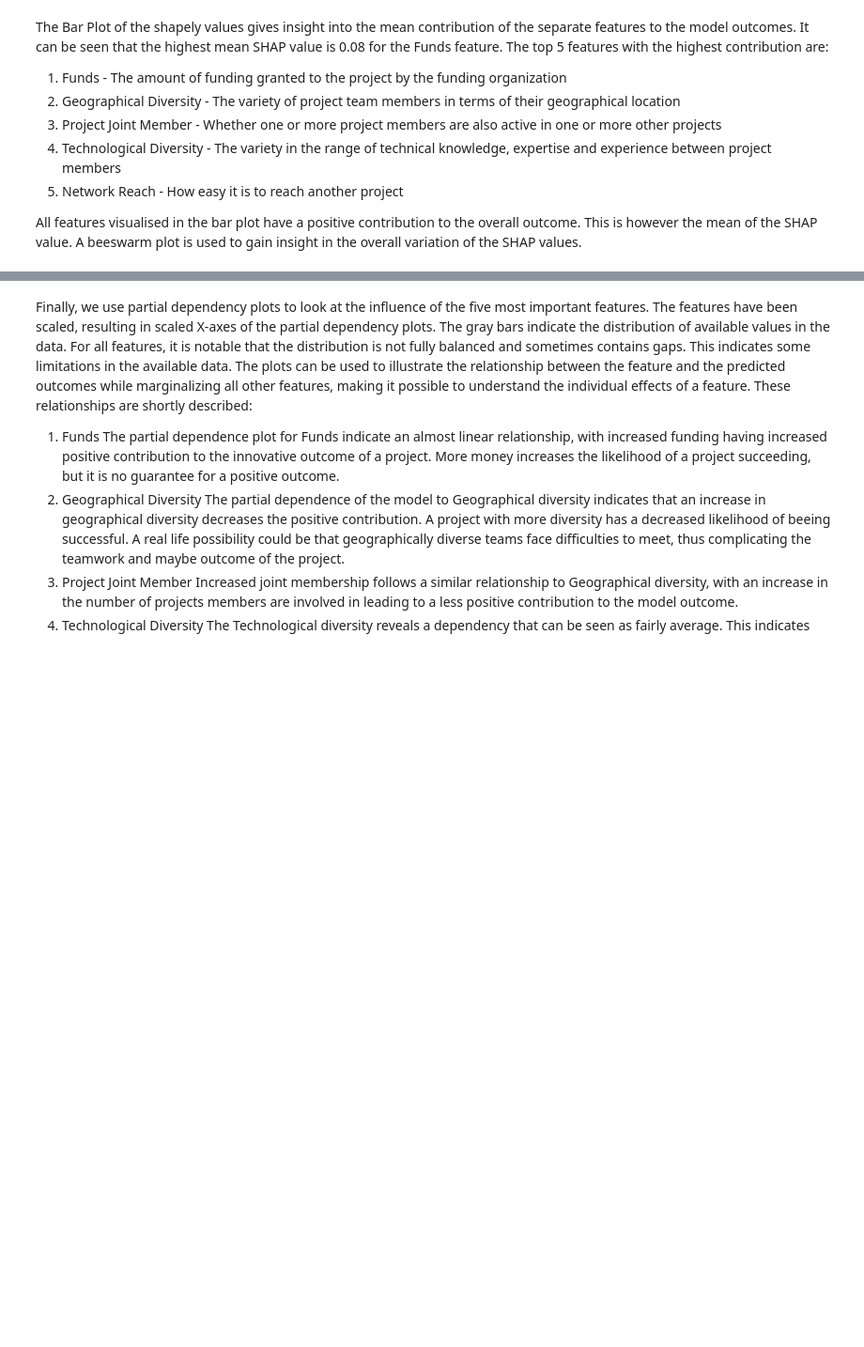
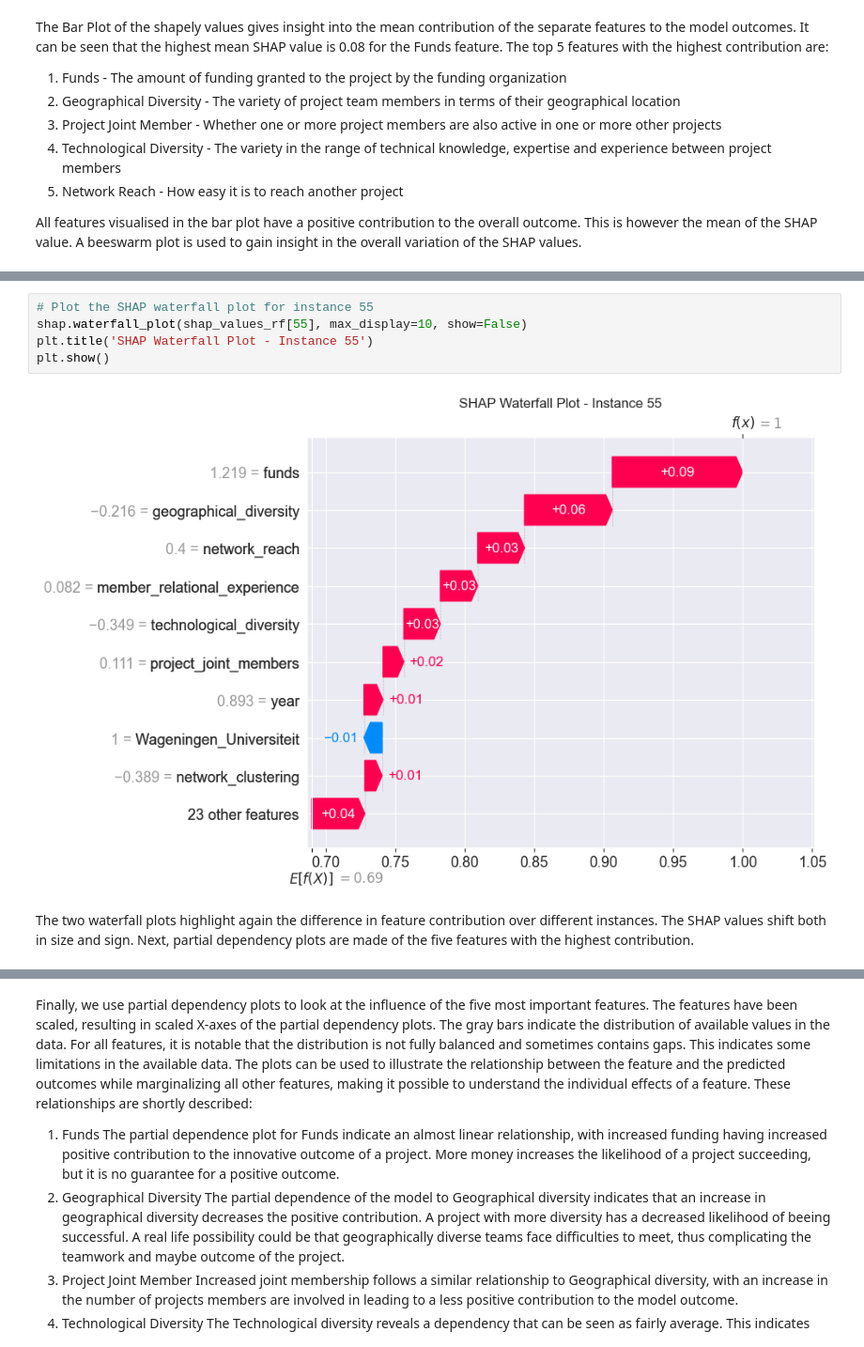
Before and after one commit to jmonbris/TPM034A_mini_project, a Jupyter notebook: Mini-project 2 - R&D Innovation.ipynb, the cells around one changed output, grey strips where cells are left out. Shown at 94% size. Cells and saved outputs as stored; diff of their text form; blank space fills up the shorter version.

```diff
--- a/Mini-project 2 - R&D Innovation.ipynb
+++ b/Mini-project 2 - R&D Innovation.ipynb
@@ -597,3 +600,13 @@ The previously presented mean SHAP values indicated a relatively small positive
+# %%
+# Plot the SHAP waterfall plot for instance 55
+shap.waterfall_plot(shap_values_rf[55], max_display=10, show=False)
+plt.title('SHAP Waterfall Plot - Instance 55')
+plt.show()
+# %% [output]
+[figure, added]
+# %% [markdown]
+The two waterfall plots highlight again the difference in feature contribution over different instances. The SHAP values shift both in size and sign.
+Next, partial dependency plots are made of the five features with the highest contribution.
 # %%
 # Partial dependence plot
 # List of features for which you want to create partial dependence plots
```
Also changed, not shown: parts of 12 cells of this notebook.
